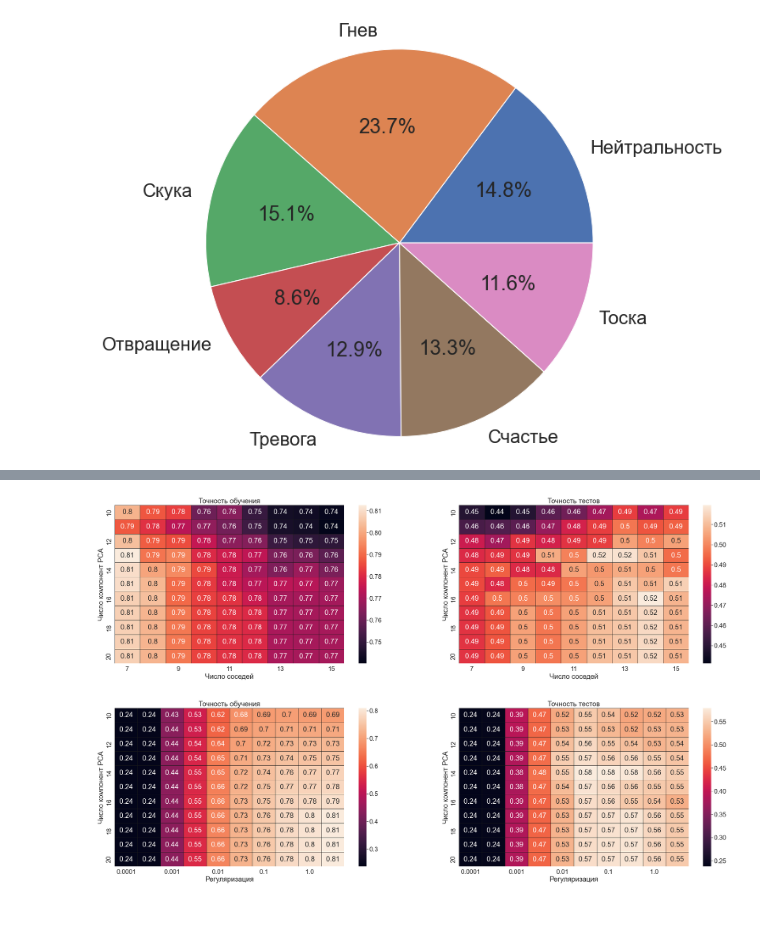
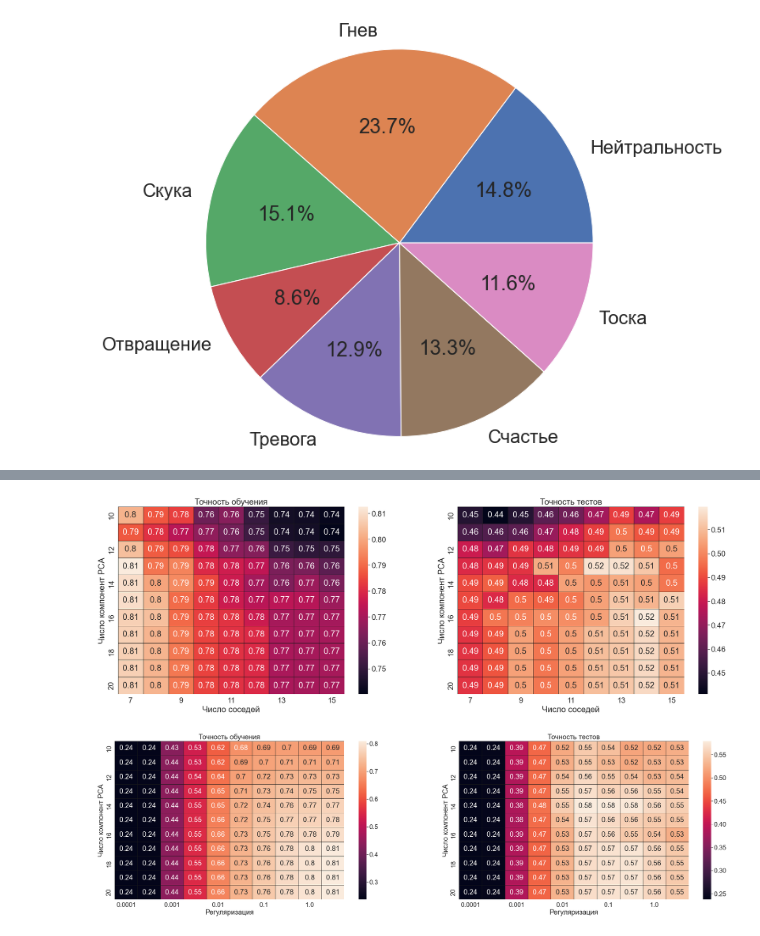
Before and after one commit to DmitryXronos/emotion-recognition, a Jupyter notebook: Code/KNNandLR.ipynb, the cells around one changed output, grey strips where cells are left out. Drawn from its saved outputs; the diff is of its cells as text; code cells hidden in the pictures.

```diff
--- a/Code/KNNandLR.ipynb
+++ b/Code/KNNandLR.ipynb
@@ -119,28 +119,28 @@ knn_pvt2 = pd.pivot_table(pd.DataFrame(gs.cv_results_),
 # %%
 # ТЕПЛОВЫЕ КАРТЫ
 
-fig = plt.figure(figsize=(60,10))
+fig = plt.figure(figsize=(50,10))
 
 # Точность обучения
 plt.subplot(1,3,1)
 ax = sns.heatmap(knn_pvt1, linewidths=1, linecolor='k', annot=True, xticklabels=2, yticklabels=2)
 ax.set(title="Точность обучения",
        xlabel="Число соседей",
        ylabel="Число компонент PCA")
 sns.set(font_scale=2)
 
 # Точность теста
 plt.subplot(1,3,2)
 ax = sns.heatmap(knn_pvt2, linewidths=1, linecolor='k', annot=True, xticklabels=2, yticklabels=2)
 ax.set(title="Точность тестов",
        xlabel="Число соседей",
        ylabel="Число компонент PCA")
 sns.set(font_scale=2)
 
 plt.show()
-fig.savefig(os.path.normpath(f"{common.ImagesPath}{os.sep}knn.png"), bbox_inches="tight")
+fig.savefig(os.path.normpath(f"{common.ImagesPath}{os.sep}knn.png"))
 # %% [output]
-[figure, old version]
+[figure, new version]
 # %%
 # ЛОГИСТИЧЕСКАЯ РЕГРЕССИЯ C PCA
 
```
Also changed, not shown: parts of 2 cells of this notebook, 2 other files.
